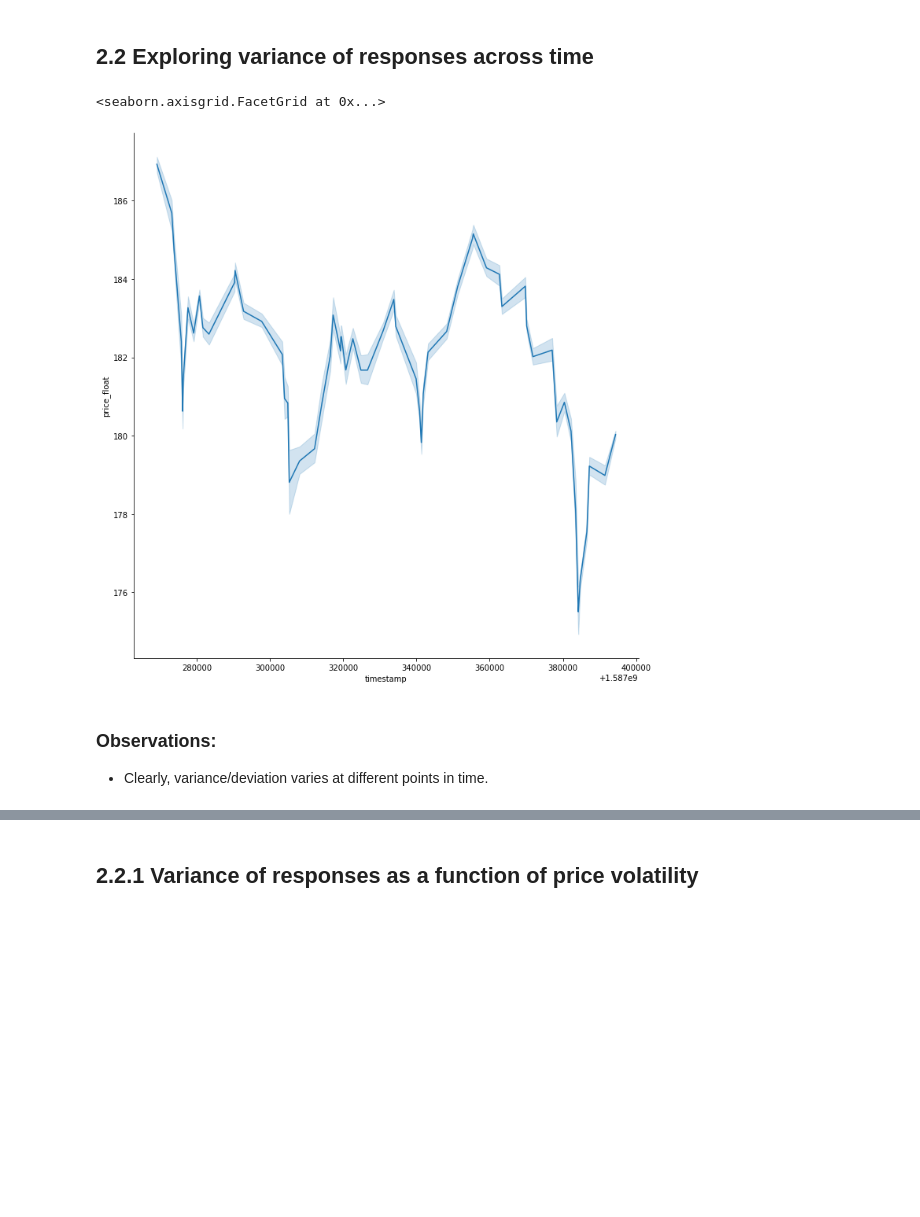
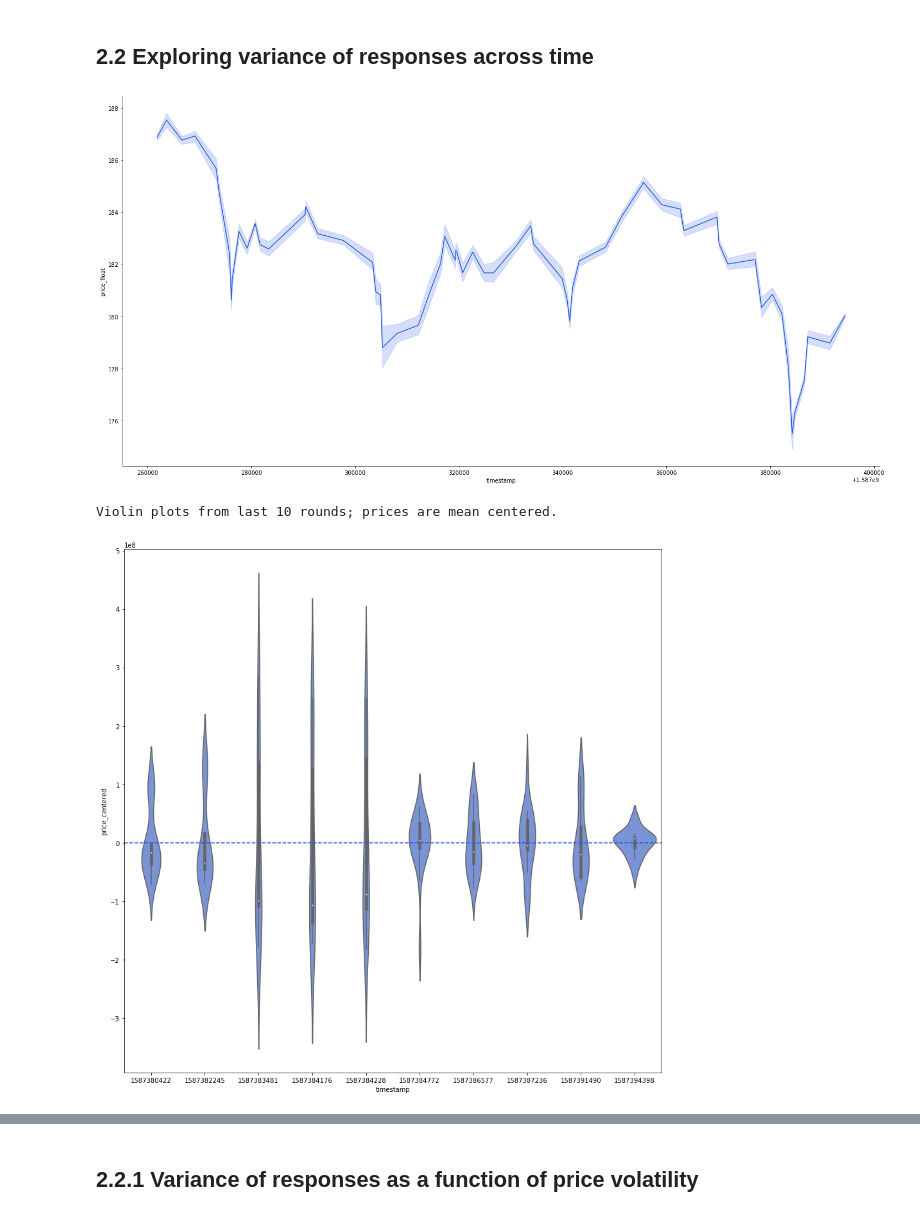
Before and after one commit to sassmilic/chainlink-price-contract-analysis, a Jupyter notebook: chainlink price feed analysis.ipynb, the cells around one changed output, grey strips where cells are left out. Saved outputs shown, nothing was run; the diff lists cells and outputs as text; code cells hidden in the pictures; blank space fills up the shorter version.

```diff
--- a/chainlink price feed analysis.ipynb
+++ b/chainlink price feed analysis.ipynb
@@ -186,15 +274,29 @@ plot.savefig("eth_usd_dists.png")
 # %% [markdown]
 ## 2.2 Exploring variance of responses across time
 # %%
-HOURS = 48
+HOURS = 72
 ts = time.time() - timedelta(hours=HOURS).total_seconds()
 recent_answers = df_answers[df_answers['timestamp']>=ts]
 
-sns.relplot(x="timestamp", y="price_float", kind="line", data=recent_answers,
-           height=10, markers=["o"])
+sns.relplot(x="timestamp", y="price_float", kind="line",
+            data=recent_answers, height=10, aspect=2, markers=["o"],
+            color=CHAINLINK_BLUE);
 # %% [output]
-<seaborn.axisgrid.FacetGrid at 0x...>
-[figure, old version]
+[figure, new version]
-# %% [markdown]
-### Observations:
-- Clearly, variance/deviation varies at different points in time.
+# %%
+# mean center data
+print('Violin plots from last 10 rounds; prices are mean centered.')
+recent_answers.loc[:,'price_centered'] = recent_answers.groupby('answer_id')['price'].transform(lambda x: x - x.mean())
+
+even_more_recent_answers = recent_answers[recent_answers['answer_id']>last_ans_id-10]
+f, ax = plt.subplots(1, 1, figsize=(15,15))
+g = sns.violinplot(ax=ax, x="timestamp", y="price_centered",
+            #height=20, aspect=1,
+            #hue="oracle",
+            color=CHAINLINK_BLUE_LIGHT,
+            data=even_more_recent_answers)
+ax = g.axes
+ax.axhline(0, ls='--', color=CHAINLINK_BLUE);
+# %% [output]
+Violin plots from last 10 rounds; prices are mean centered.
+[figure, added]
```
Also changed, not shown: parts of 28 cells of this notebook.
